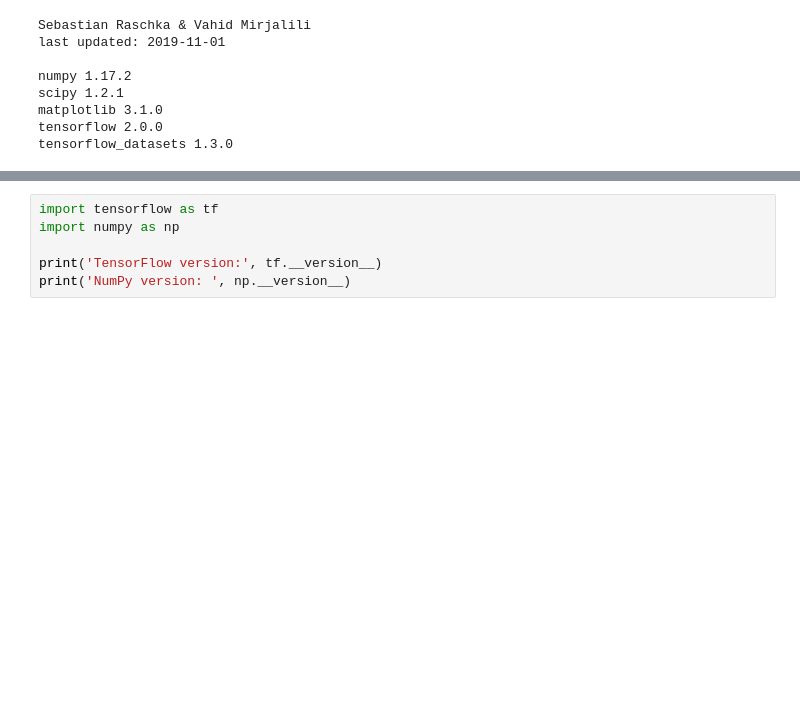
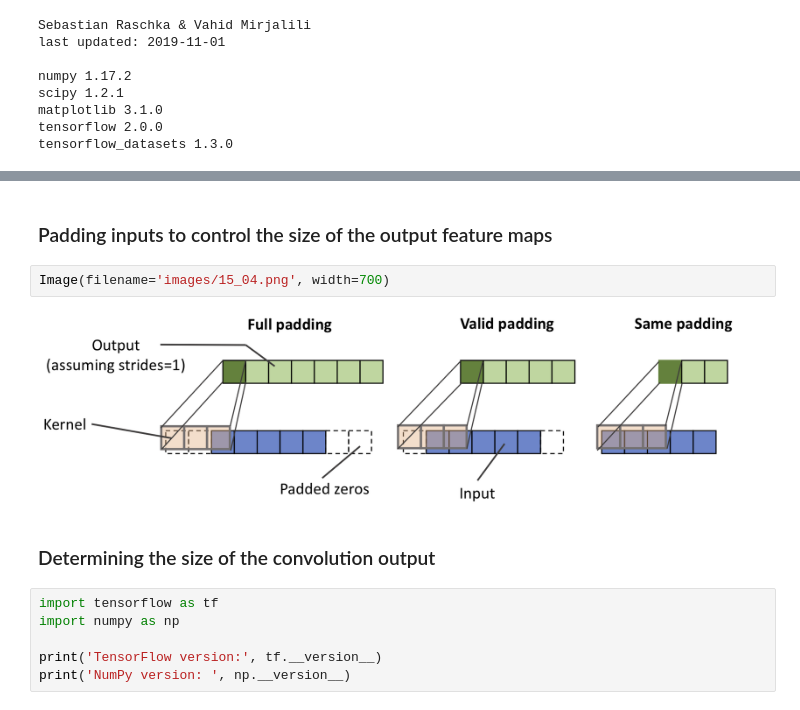
Before and after one commit to rasbt/python-machine-learning-book-3rd-edition, a Jupyter notebook: ch15/ch15_part1.ipynb, the cells around one changed output, grey strips where cells are left out. Saved outputs shown, nothing was run; the diff lists cells and outputs as text; blank space fills up the shorter version.

```diff
--- a/ch15/ch15_part1.ipynb
+++ b/ch15/ch15_part1.ipynb
@@ -35,3 +48,11 @@ tensorflow_datasets 1.3.0
+# %% [markdown]
+### Padding inputs to control the size of the output feature maps
+# %%
+Image(filename='images/15_04.png', width=700)
+# %% [output]
+[figure, added]
+# %% [markdown]
+### Determining the size of the convolution output
 # %%
 import tensorflow as tf
 import numpy as np
```
Also changed, not shown: parts of 14 cells of this notebook.
